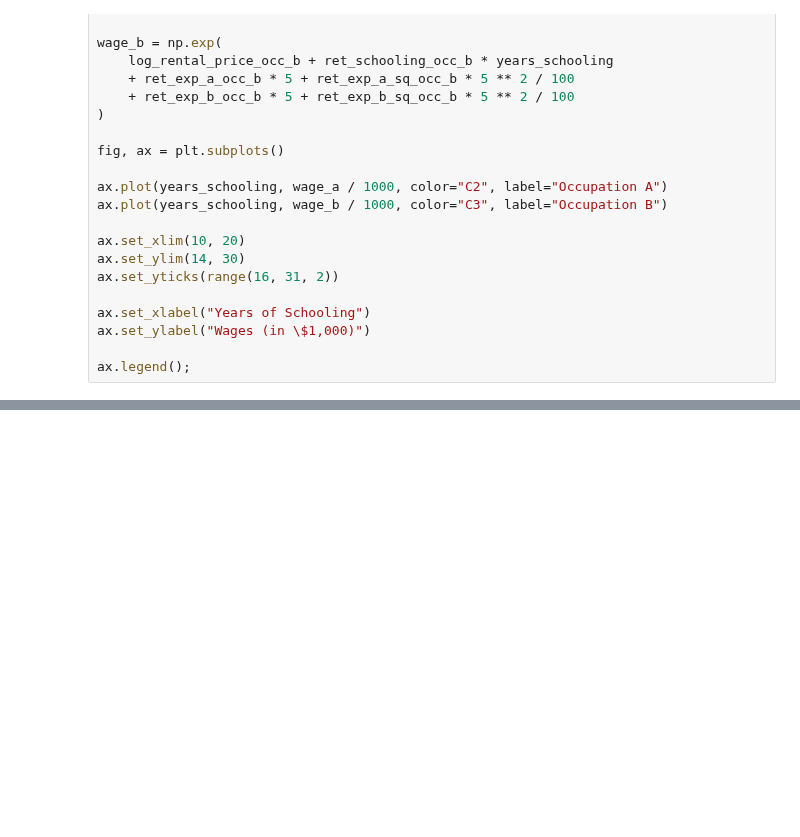
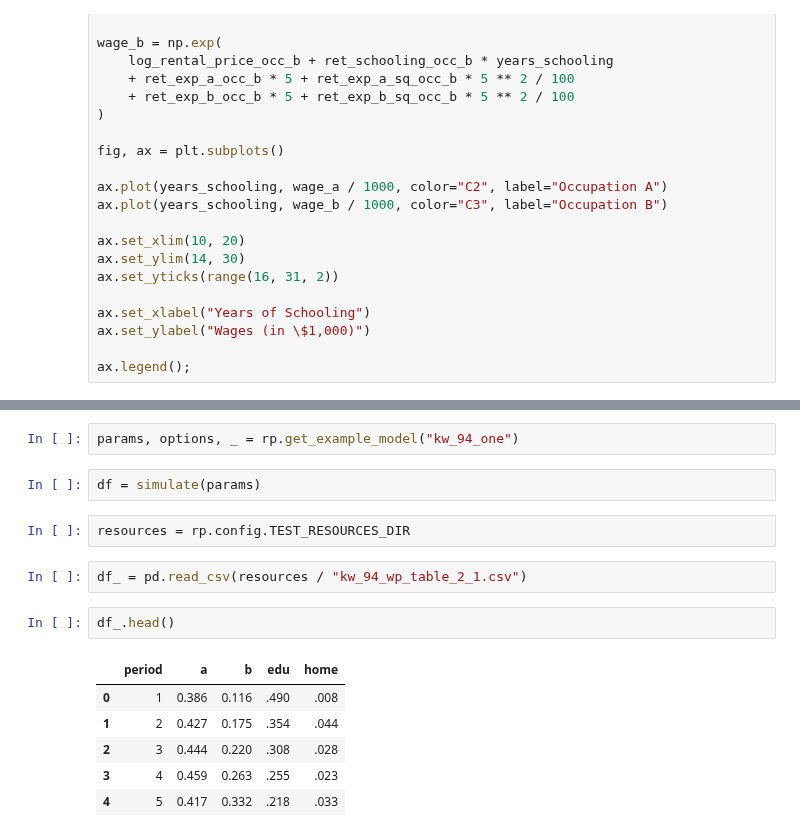
Before and after one commit to OpenSourceEconomics/respy, a Jupyter notebook: docs/getting_started/tutorial-kw-94-simulation.ipynb, the cells around one changed output, grey strips where cells are left out. Cells and saved outputs as stored; diff of their text form; blank space fills up the shorter version.

```diff
--- a/docs/getting_started/tutorial-kw-94-simulation.ipynb
+++ b/docs/getting_started/tutorial-kw-94-simulation.ipynb
@@ -180,0 +198,17 @@ fig
+# %%
+params, options, _ = rp.get_example_model("kw_94_one")
+# %%
+df = simulate(params)
+# %%
+resources = rp.config.TEST_RESOURCES_DIR
+# %%
+df_ = pd.read_csv(resources / "kw_94_wp_table_2_1.csv")
+# %%
+df_.head()
+# %% [output]
+|  | period | a | b | edu | home |
+| 0 | 1 | 0.386 | 0.116 | .490 | .008 |
+| 1 | 2 | 0.427 | 0.175 | .354 | .044 |
+| 2 | 3 | 0.444 | 0.220 | .308 | .028 |
+| 3 | 4 | 0.459 | 0.263 | .255 | .023 |
+| 4 | 5 | 0.417 | 0.332 | .218 | .033 |
```
Also changed, not shown: parts of 22 cells of this notebook, 6 other files.
